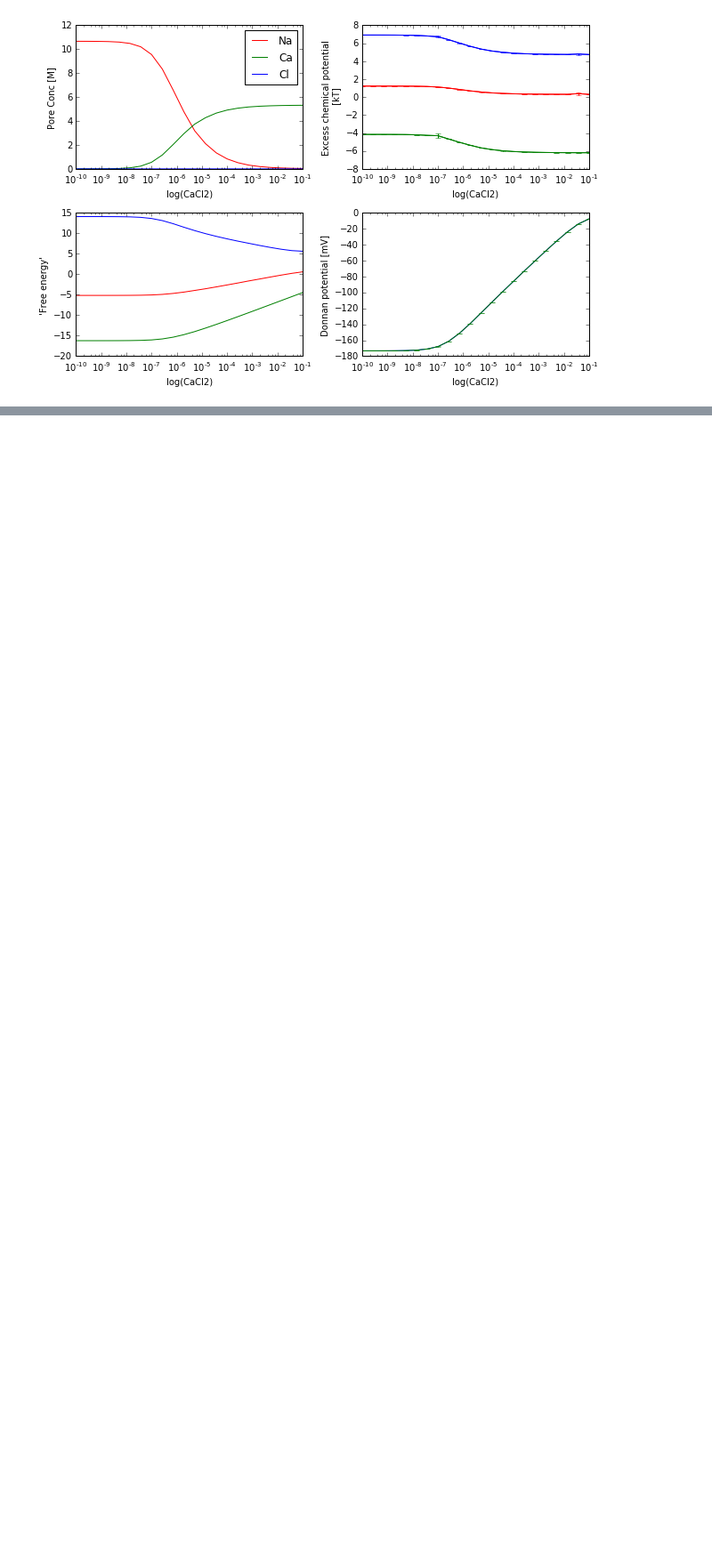
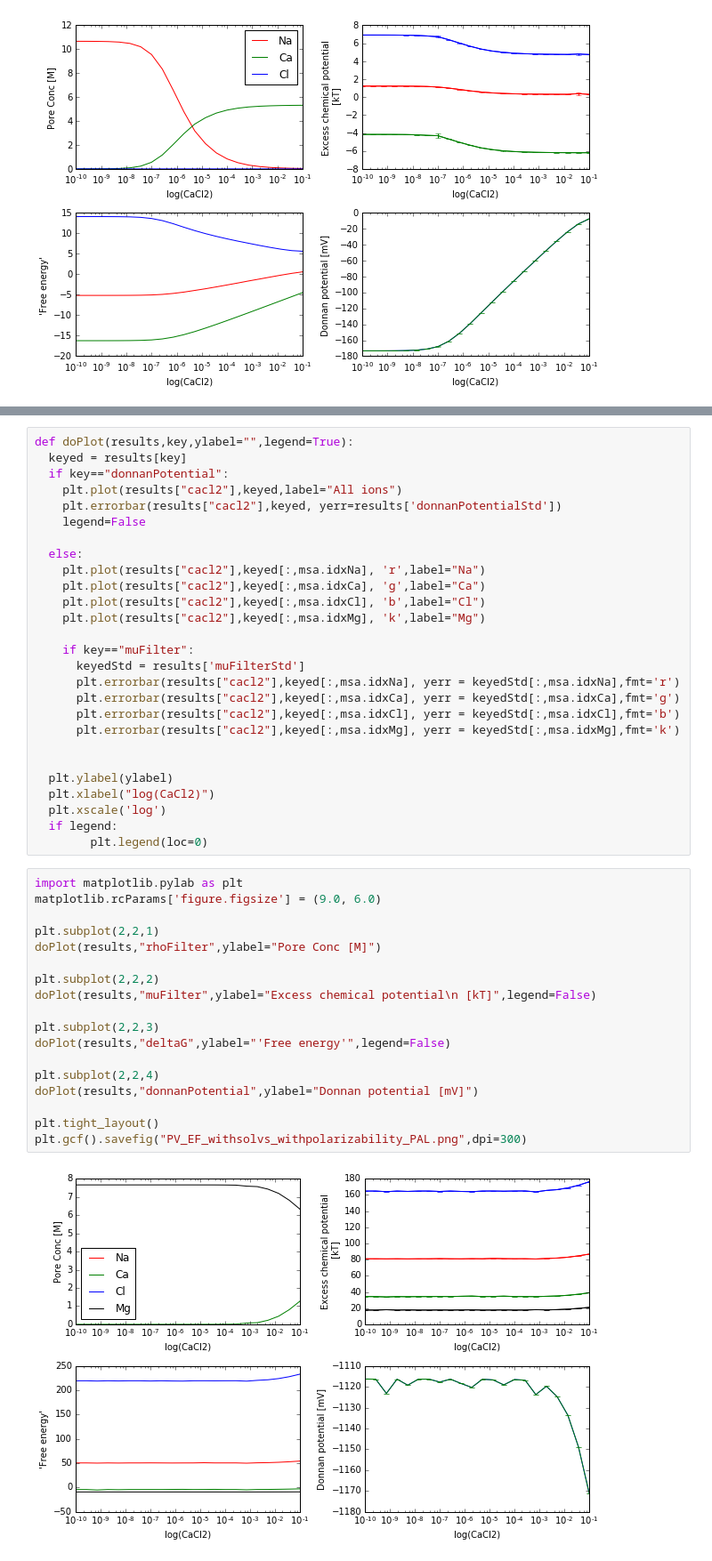
Before and after one commit to huskeypm/meansphereapproximation, a Jupyter notebook: validation.ipynb, the cells around one changed output, grey strips where cells are left out. Shown at 89% size. Cells and saved outputs as stored; diff of their text form; blank space fills up the shorter version.

```diff
--- a/validation.ipynb
+++ b/validation.ipynb
@@ -288,0 +313,47 @@ plt.gcf().savefig("valid2.png",dpi=300)
+# %%
+def doPlot(results,key,ylabel="",legend=True):
+  keyed = results[key]
+  if key=="donnanPotential":
+    plt.plot(results["cacl2"],keyed,label="All ions")
+    plt.errorbar(results["cacl2"],keyed, yerr=results['donnanPotentialStd'])
+    legend=False
+
+  else:
+    plt.plot(results["cacl2"],keyed[:,msa.idxNa], 'r',label="Na")
+    plt.plot(results["cacl2"],keyed[:,msa.idxCa], 'g',label="Ca")
+    plt.plot(results["cacl2"],keyed[:,msa.idxCl], 'b',label="Cl")
+    plt.plot(results["cacl2"],keyed[:,msa.idxMg], 'k',label="Mg")
+
+    if key=="muFilter":
+      keyedStd = results['muFilterStd']
+      plt.errorbar(results["cacl2"],keyed[:,msa.idxNa], yerr = keyedStd[:,msa.idxNa],fmt='r')
+      plt.errorbar(results["cacl2"],keyed[:,msa.idxCa], yerr = keyedStd[:,msa.idxCa],fmt='g')
+      plt.errorbar(results["cacl2"],keyed[:,msa.idxCl], yerr = keyedStd[:,msa.idxCl],fmt='b')
+      plt.errorbar(results["cacl2"],keyed[:,msa.idxMg], yerr = keyedStd[:,msa.idxMg],fmt='k')
+
+
+  plt.ylabel(ylabel)
+  plt.xlabel("log(CaCl2)")
+  plt.xscale('log')
+  if legend:
+        plt.legend(loc=0)
+# %%
+import matplotlib.pylab as plt
+matplotlib.rcParams['figure.figsize'] = (9.0, 6.0)
+
+plt.subplot(2,2,1)
+doPlot(results,"rhoFilter",ylabel="Pore Conc [M]")
+
+plt.subplot(2,2,2)
+doPlot(results,"muFilter",ylabel="Excess chemical potential\n [kT]",legend=False)
+
+plt.subplot(2,2,3)
+doPlot(results,"deltaG",ylabel="'Free energy'",legend=False)
+
+plt.subplot(2,2,4)
+doPlot(results,"donnanPotential",ylabel="Donnan potential [mV]")
+
+plt.tight_layout()
+plt.gcf().savefig("PV_EF_withsolvs_withpolarizability_PAL.png",dpi=300)
+# %% [output]
+[figure, added]
```
Also changed, not shown: parts of 7 cells of this notebook, 2 other files.
